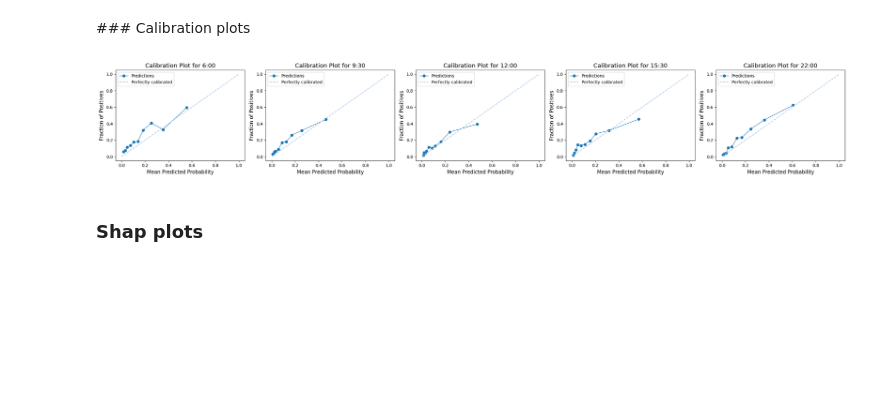
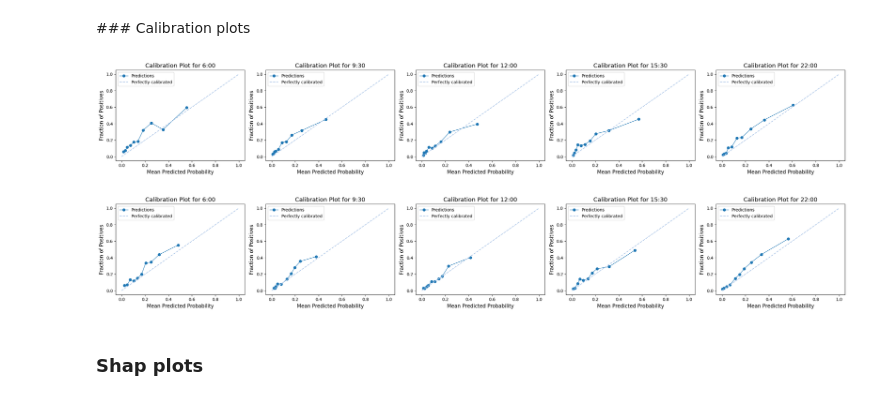
Before and after one commit to zmek/patientflow, a Jupyter notebook: notebooks/4e_Predict_probabiity_of_admission_using_minimal_data.ipynb, the cells around one changed output. Cells and saved outputs as stored; diff of their text form; code cells hidden in the pictures; blank space fills up the shorter version.

```diff
--- a/notebooks/4e_Predict_probabiity_of_admission_using_minimal_data.ipynb
+++ b/notebooks/4e_Predict_probabiity_of_admission_using_minimal_data.ipynb
@@ -183,8 +183,17 @@ model_metadata, trained_models = train_admissions_models(
     prediction_times=prediction_times,
     model_name='admissions_minimal',
     model_metadata=model_metadata,
+    calibrate_probabilities=True,
     visit_col='visit_number' # visit_col is needed to ensure we get only one snapshot for each visit in the training set; snapshots are randomly sampled
 )
+
+# save models and metadata
+from patientflow.train.emergency_demand import save_model, save_metadata
+
+save_model(trained_models, "admissions_minimal", model_file_path)
+save_metadata(model_metadata, model_file_path, 'model-output', 'minimal_model_metadata.json')
+
+print(f"Models have been saved to {model_file_path}")
 # %% [output]
 Processing: (12, 0)
 
@@ -296,6 +296,21 @@ plot_calibration(
 )
 # %% [output]
 [figure]
+# %%
+from patientflow.viz.calibration_plot import plot_calibration
+plot_calibration(
+    prediction_times,
+    media_file_path,
+    trained_models,
+    test_visits,
+    exclude_from_training_data,
+    strategy="quantile",
+    model_group_name='admissions_minimal',
+    model_name_suffix='calibrated'
+
+)
+# %% [output]
+[figure, added]
 # %% [markdown]
 ### Shap plots
 # %%
```
Also changed, not shown: parts of 2 cells of this notebook, 2 other files.
